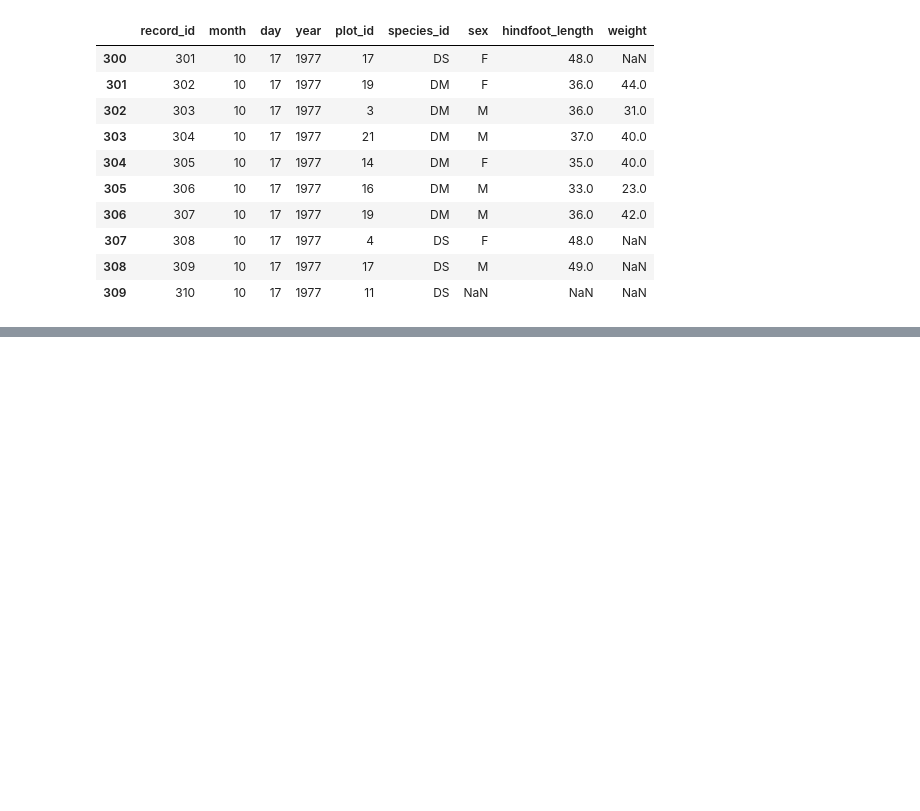
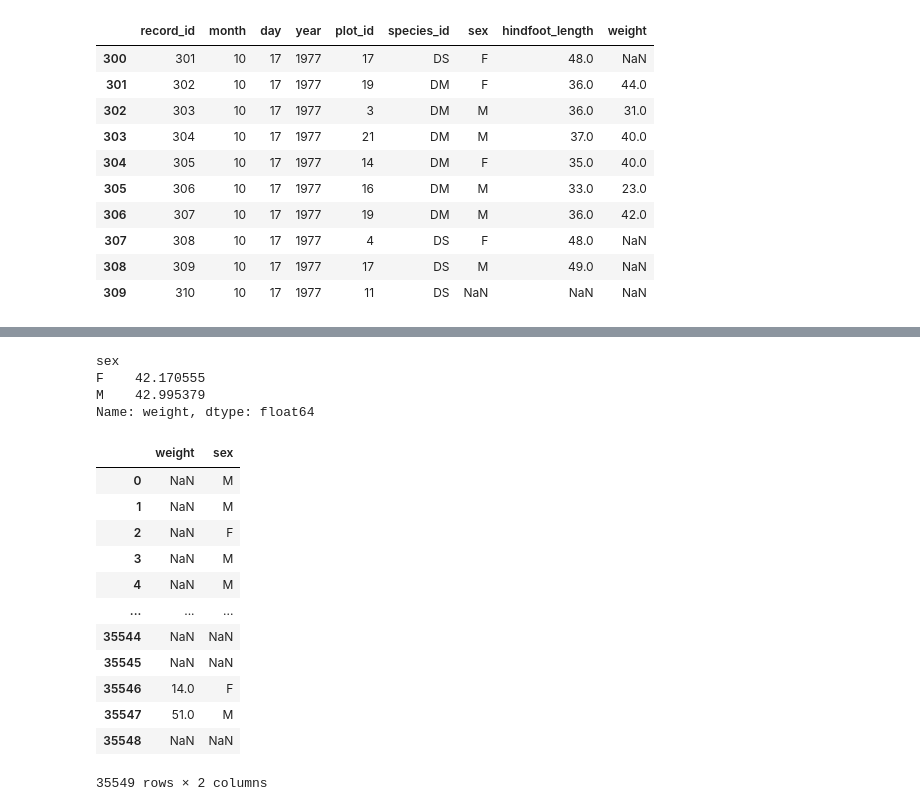
Before and after one commit to zxh755/dimen-python-2023, a Jupyter notebook: hello.ipynb, the cells around one changed output, grey strips where cells are left out. Drawn from its saved outputs; the diff is of its cells as text; code cells hidden in the pictures; blank space fills up the shorter version.

```diff
--- a/hello.ipynb
+++ b/hello.ipynb
@@ -161,0 +194,24 @@ surveys[300:310]
+# %%
+grouped_data["weight"].mean()
+# %% [output]
+sex
+F    42.170555
+M    42.995379
+Name: weight, dtype: float64
+# %%
+# to subset by columns, you need to pass a list of columns in the subset
+surveys[["weight", "sex"]]
+# %% [output]
+|  | weight | sex |
+| 0 | NaN | M |
+| 1 | NaN | M |
+| 2 | NaN | F |
+| 3 | NaN | M |
+| 4 | NaN | M |
+| ... | ... | ... |
+| 35544 | NaN | NaN |
+| 35545 | NaN | NaN |
+| 35546 | 14.0 | F |
+| 35547 | 51.0 | M |
+| 35548 | NaN | NaN |
+35549 rows × 2 columns
```
Also changed, not shown: parts of 10 cells of this notebook.
